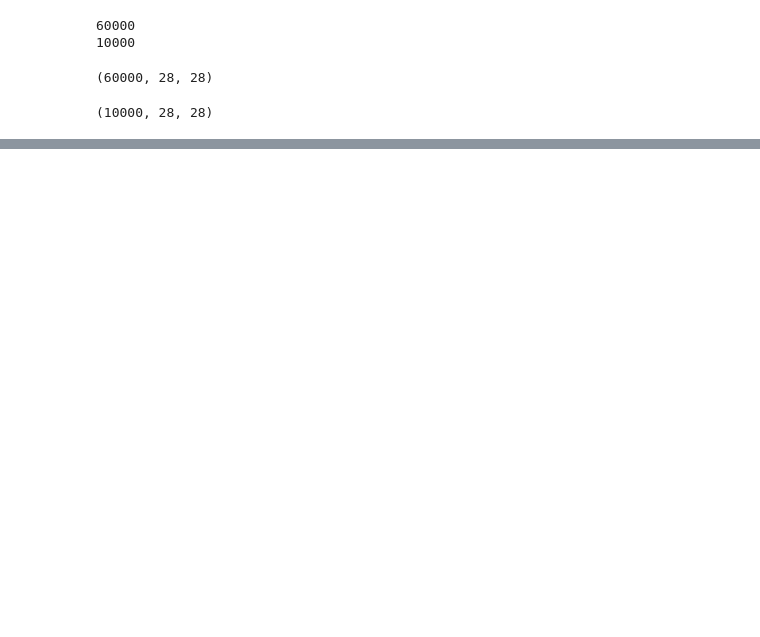
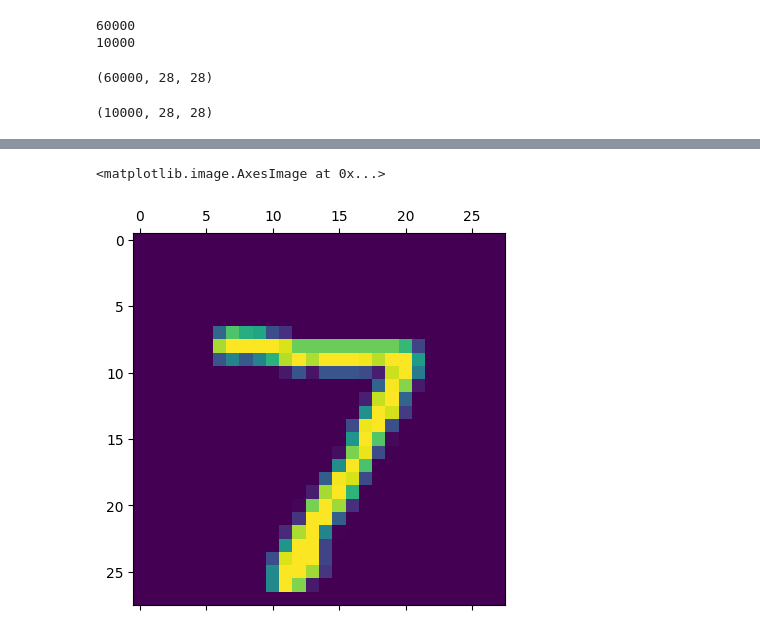
Before and after one commit to Ddasunsandeepa/DeepLearning-with-Tensorflow, a Jupyter notebook: Handwritten_Digits_Classification_DeepLearning_.ipynb, the cells around one changed output, grey strips where cells are left out. Saved outputs shown, nothing was run; the diff lists cells and outputs as text; code cells hidden in the pictures; blank space fills up the shorter version.

```diff
--- a/Handwritten_Digits_Classification_DeepLearning_.ipynb
+++ b/Handwritten_Digits_Classification_DeepLearning_.ipynb
@@ -27,0 +48,5 @@ X_test.shape
+# %%
+plt.matshow(X_test[0])
+# %% [output]
+<matplotlib.image.AxesImage at 0x...>
+[figure, added]
```
Also changed, not shown: parts of 16 cells of this notebook.
